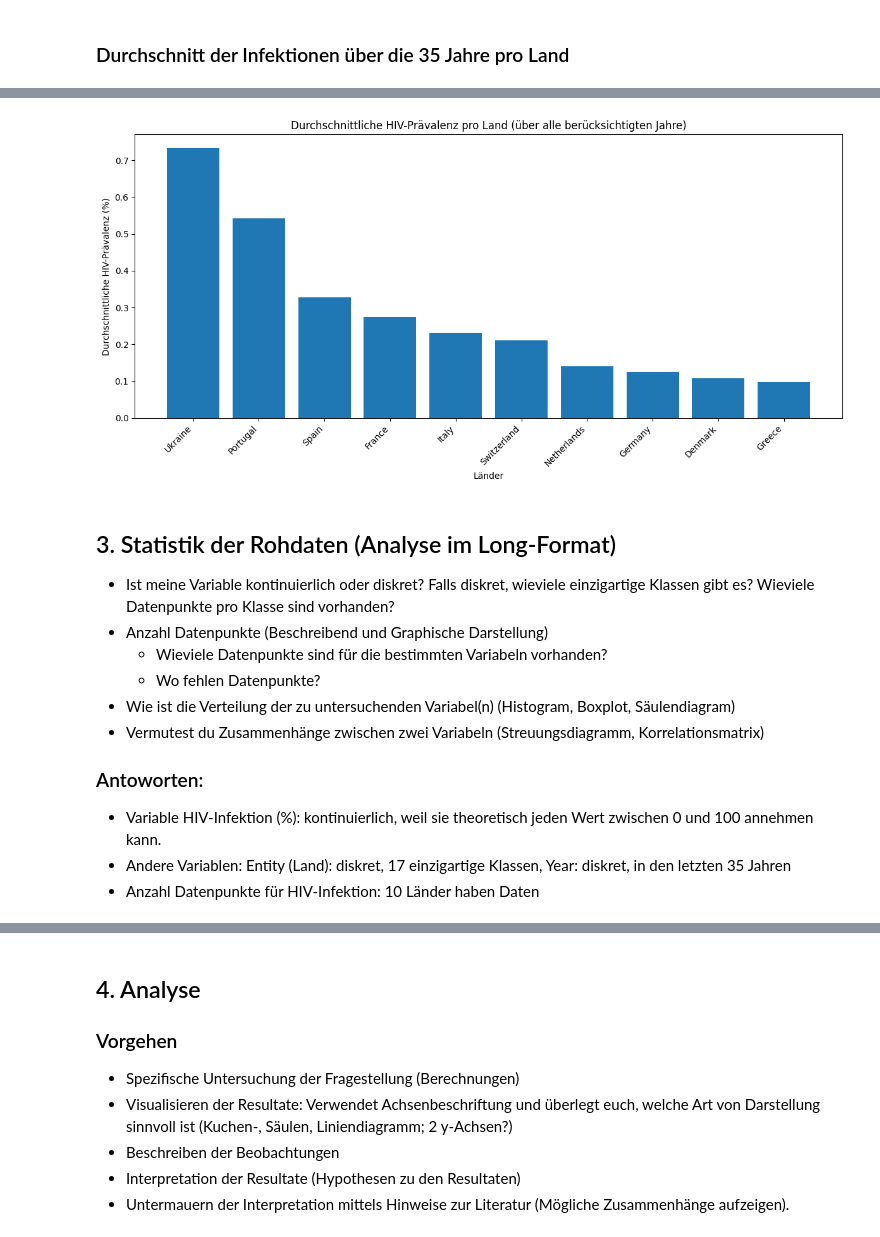
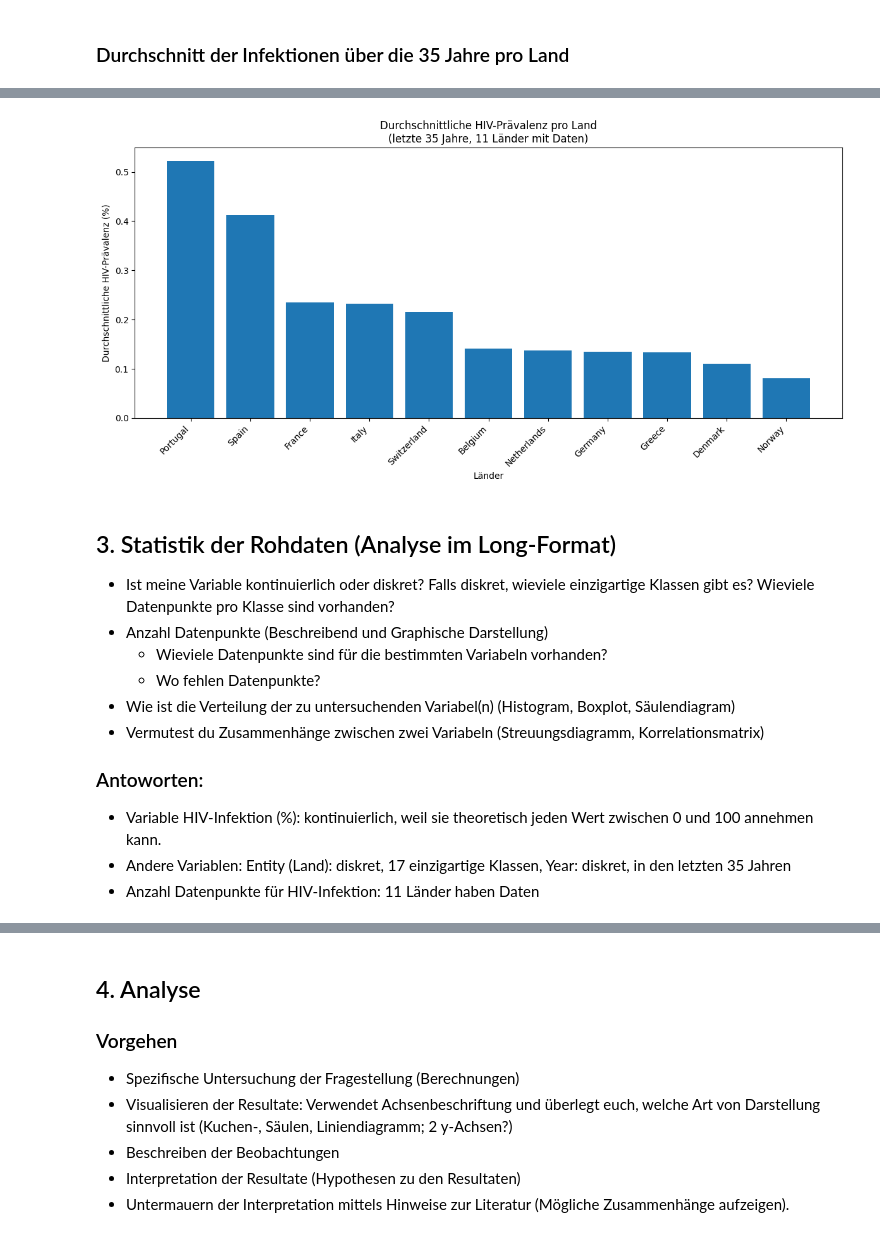
Before and after one commit to Elischwan/Leistungsnachweis-1, a Jupyter notebook: Grundgerüst_Leistungsnachweis.ipynb, the cells around one changed output, grey strips where cells are left out. Saved outputs shown, nothing was run; the diff lists cells and outputs as text; code cells hidden in the pictures.

```diff
--- a/Grundgerüst_Leistungsnachweis.ipynb
+++ b/Grundgerüst_Leistungsnachweis.ipynb
@@ -236,21 +193,46 @@ Netherlands                        0.141221
-# %%
-import matplotlib.pyplot as plt
-
-mean_table_sorted = mean_table.sort_values(by="Average HIV prevalence (%) across all years", ascending=False)
-
-plt.figure(figsize=(12, 6))
-plt.bar(mean_table_sorted.index, mean_table_sorted["Average HIV prevalence (%) across all years"])
-
-plt.xlabel("Länder")
-plt.ylabel("Durchschnittliche HIV-Prävalenz (%)")
-plt.title("Durchschnittliche HIV-Prävalenz pro Land (über alle berücksichtigten Jahre)")
-
-plt.xticks(rotation=45, ha="right")
-
-plt.tight_layout()
-plt.show()
-# %% [output]
-[figure, removed]
+# %%
+import pandas as pd
+import matplotlib.pyplot as plt
+
+# CSV laden
+df = pd.read_csv("https://ourworldindata.org/grapher/share-of-the-population-infected-with-hiv.csv")
+
+# Ausgewählte Länder
+selected_countries = [
+    "Switzerland", "Germany", "Spain", "Portugal", "France", "Italy",
+    "United Kingdom", "Netherlands", "Belgium", "Poland", "Sweden",
+    "Finland", "Norway", "Denmark", "Russia", "Ukraine", "Greece"
+]
+
+# Länder filtern
+df = df[df["Entity"].isin(selected_countries)]
+
+# Letzte 35 Jahre
+df = df[df["Year"] >= df["Year"].max() - 35]
+
+# HIV-Spalte bestimmen
+hiv_col = [c for c in df.columns if "hiv" in c.lower()][0]
+
+# Durchschnitt pro Land berechnen
+mean_table = df.groupby("Entity")[hiv_col].mean()
+
+# Nur 11 Länder mit den meisten Daten auswählen
+top_11 = mean_table.sort_values(ascending=False).head(11)
+
+# Säulendiagramm
+plt.figure(figsize=(12, 6))
+plt.bar(top_11.index, top_11.values)
+
+# Achsen & Titel
+plt.xlabel("Länder")
+plt.ylabel("Durchschnittliche HIV-Prävalenz (%)")
+plt.title("Durchschnittliche HIV-Prävalenz pro Land\n(letzte 35 Jahre, 11 Länder mit Daten)")
+
+plt.xticks(rotation=45, ha="right")
+plt.tight_layout()
+plt.show()
+# %% [output]
+[figure, added]
 # %% [markdown]
 ## 3. Statistik der Rohdaten (Analyse im Long-Format)
 - Ist meine Variable kontinuierlich oder diskret? Falls diskret, wieviele einzigartige Klassen gibt es? Wieviele Datenpunkte pro Klasse sind vorhanden?
@@ -262,4 +244,4 @@ plt.show()
 ### Antoworten:
 - Variable HIV-Infektion (%): kontinuierlich, weil sie theoretisch jeden Wert zwischen 0 und 100 annehmen kann.
 - Andere Variablen: Entity (Land): diskret, 17 einzigartige Klassen, Year: diskret, in den letzten 35 Jahren
-- Anzahl Datenpunkte für HIV-Infektion: 10 Länder haben Daten
+- Anzahl Datenpunkte für HIV-Infektion: 11 Länder haben Daten
```
Also changed, not shown: parts of 11 cells of this notebook.
